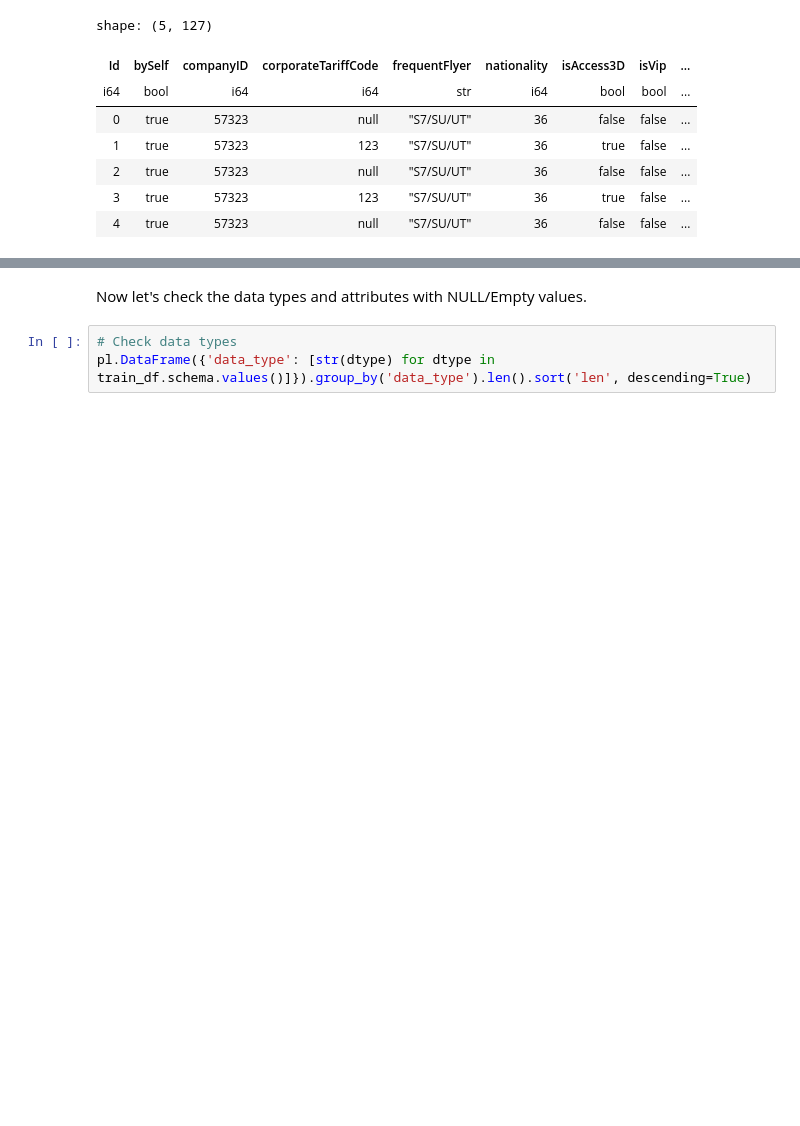
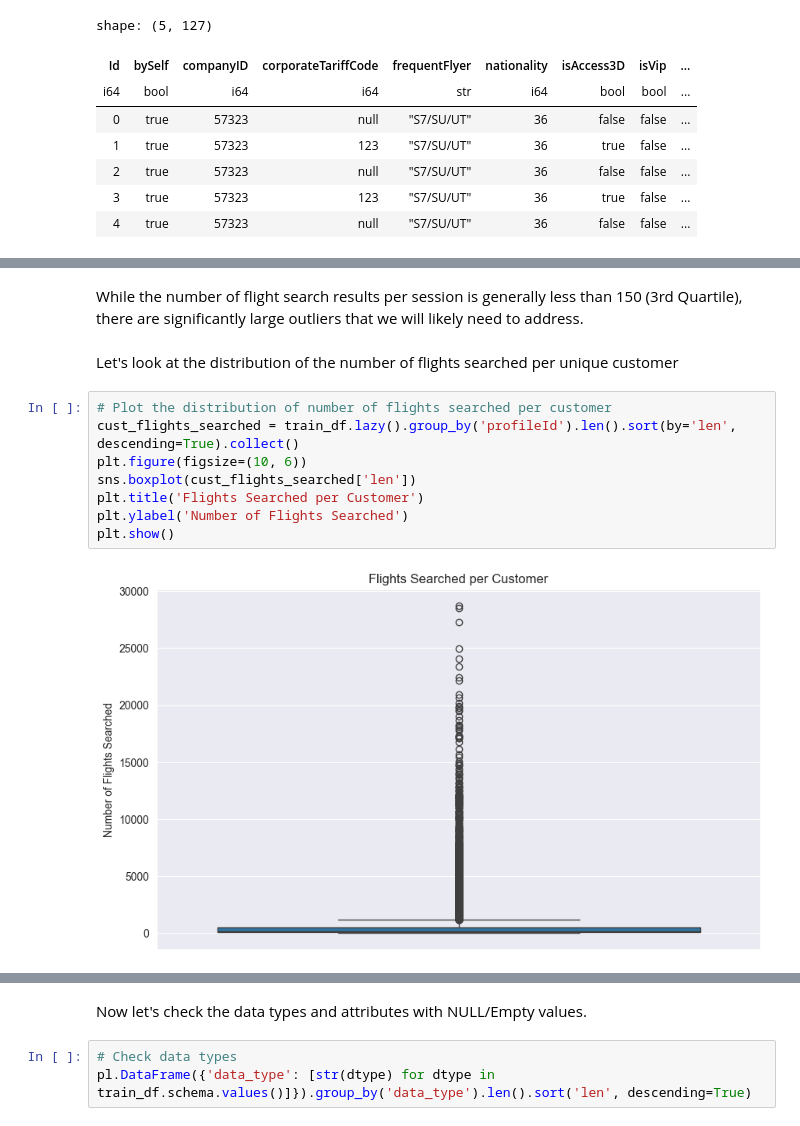
Before and after one commit to jfroggatt/aeroclub_recsys_2025, a Jupyter notebook: aeroclub_recsys.ipynb, the cells around one changed output, grey strips where cells are left out. Saved outputs shown, nothing was run; the diff lists cells and outputs as text; blank space fills up the shorter version.

```diff
--- a/aeroclub_recsys.ipynb
+++ b/aeroclub_recsys.ipynb
@@ -214,0 +191,14 @@ While the majority of travelers generally have less than ~500 searches (3rd Quar
+# %% [markdown]
+While the number of flight search results per session is generally less than 150 (3rd Quartile), there are significantly large outliers that we will likely need to address.
+# %% [markdown]
+Let's look at the distribution of the number of flights searched per unique customer
+# %%
+# Plot the distribution of number of flights searched per customer
+cust_flights_searched = train_df.lazy().group_by('profileId').len().sort(by='len', descending=True).collect()
+plt.figure(figsize=(10, 6))
+sns.boxplot(cust_flights_searched['len'])
+plt.title('Flights Searched per Customer')
+plt.ylabel('Number of Flights Searched')
+plt.show()
+# %% [output]
+[figure, added]
```
Also changed, not shown: parts of 71 cells of this notebook, 3 other files.
